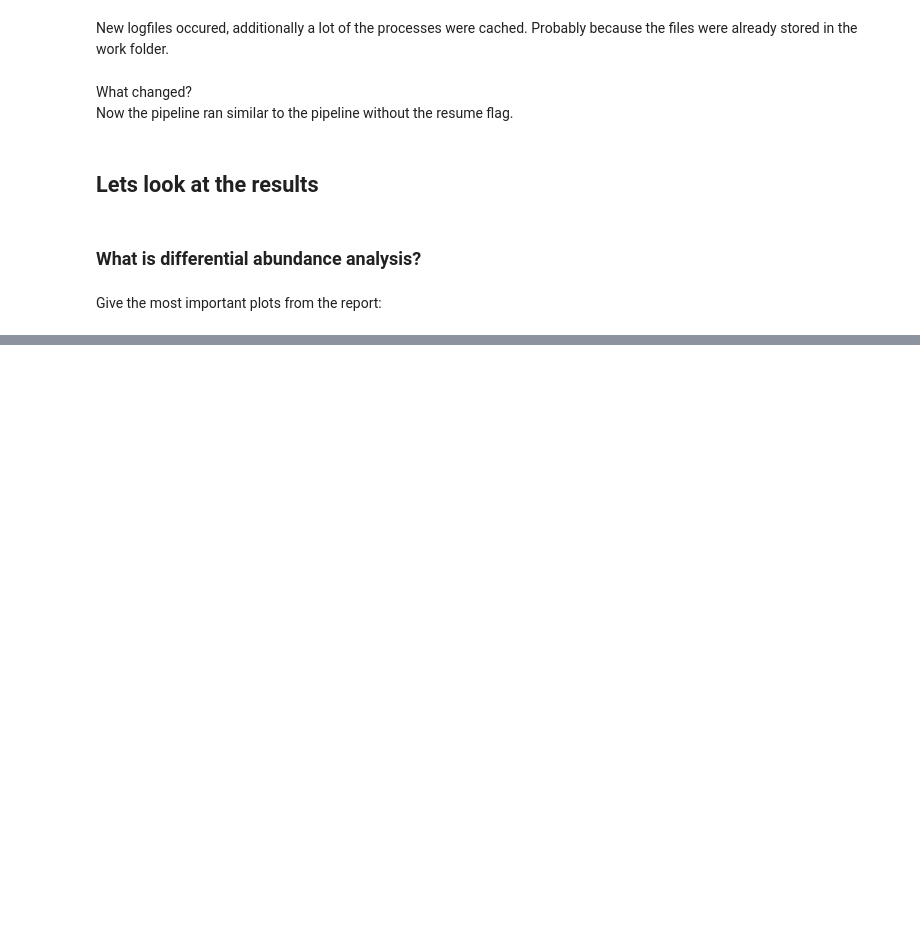
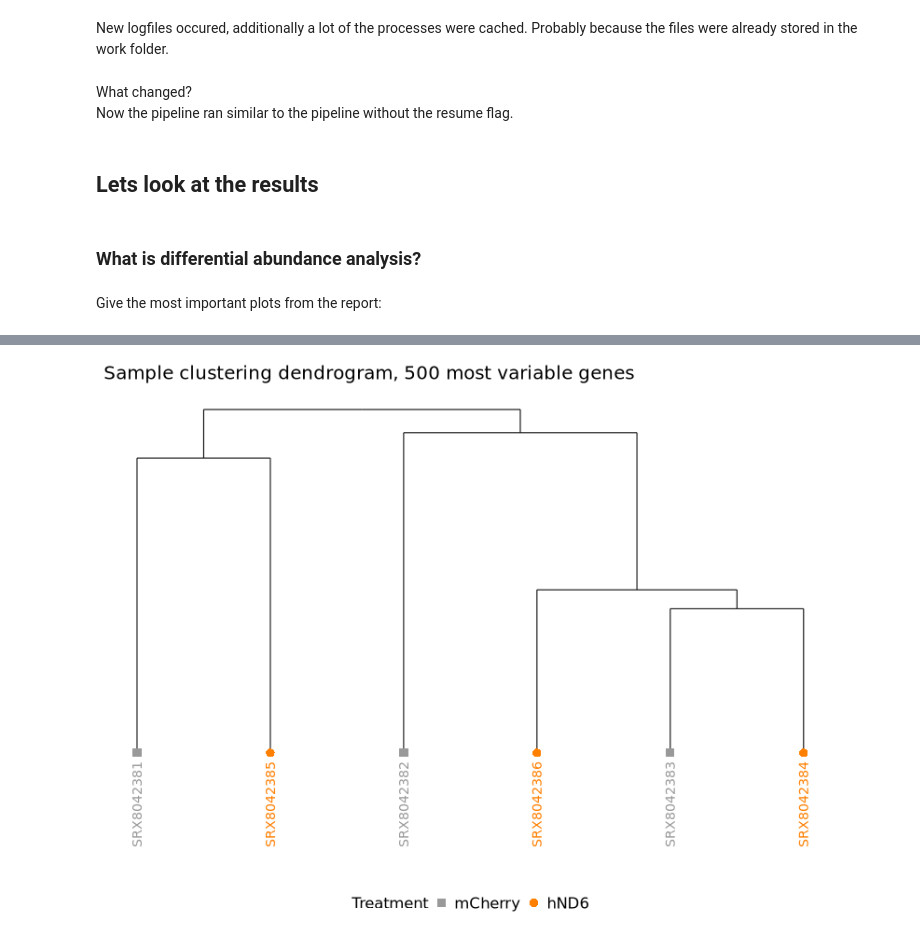
Before and after one commit to PeterBrederlow/computational-workflows-2025, a Jupyter notebook: notebooks/day_01/day_01.ipynb, the cells around one changed output, grey strips where cells are left out. Drawn from its saved outputs; the diff is of its cells as text; code cells hidden in the pictures; blank space fills up the shorter version.

```diff
--- a/notebooks/day_01/day_01.ipynb
+++ b/notebooks/day_01/day_01.ipynb
@@ -679,0 +685,5 @@ Give the most important plots from the report:
+# %%
+from IPython.display import Image
+Image("/Users/peterbrederlow/Documents/Uni/MasterBioinformatik/SS25/WorkflowCourse/computational-workflows-2025/differentialout/plots/exploratory/treatment/png/sample_dendrogram.png")
+# %% [output]
+[figure, added]
```
Also changed, not shown: parts of 5 cells of this notebook, 3 other files.
